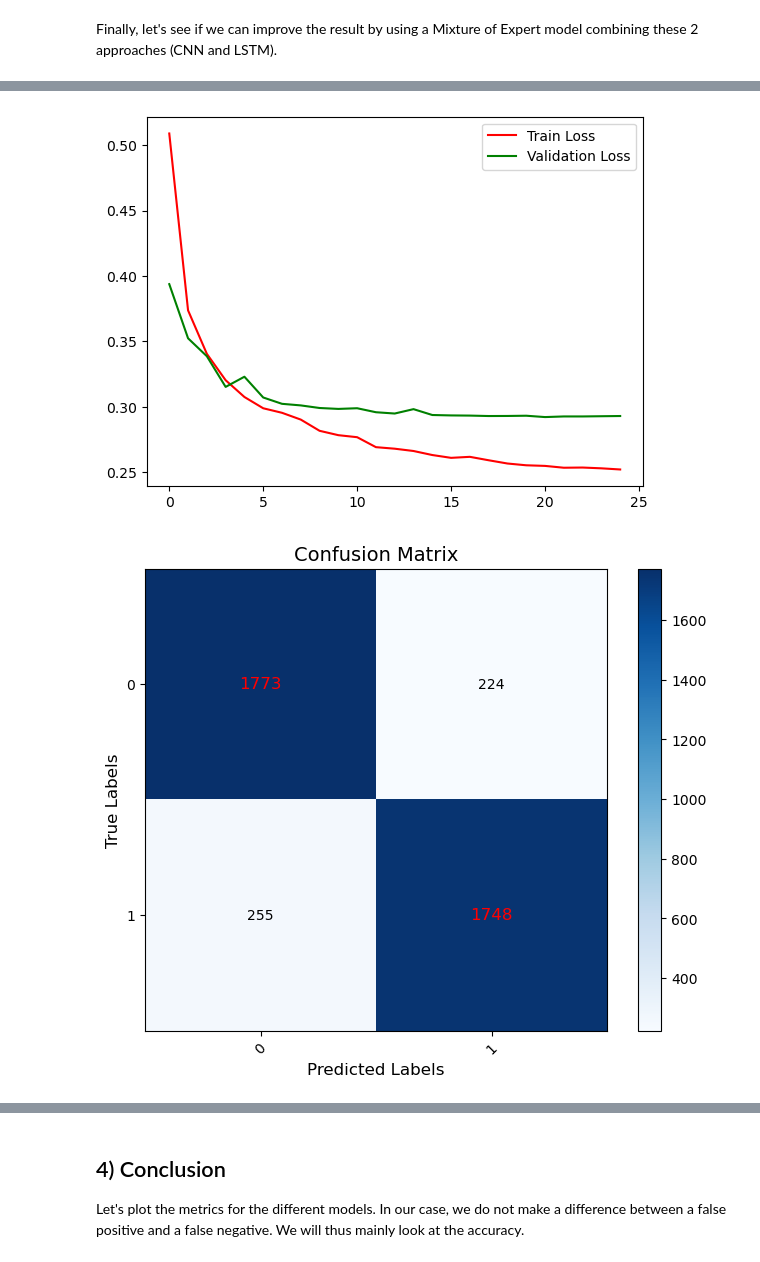
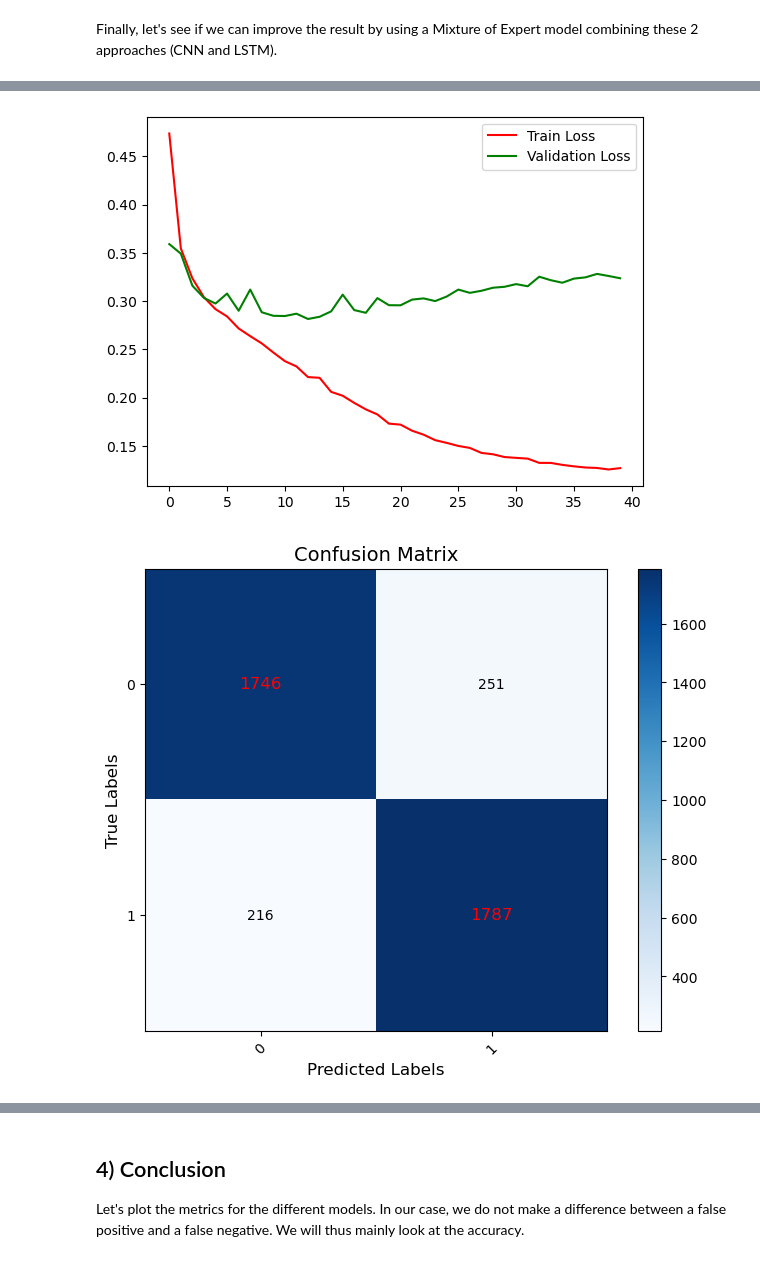
Before and after one commit to Austronesia/IMDb-Sentiment-Analysis, a Jupyter notebook: Sentiment_analysis.ipynb, the cells around one changed output, grey strips where cells are left out. Saved outputs shown, nothing was run; the diff lists cells and outputs as text; code cells hidden in the pictures.

```diff
--- a/Sentiment_analysis.ipynb
+++ b/Sentiment_analysis.ipynb
@@ -1148,8 +1191,8 @@ class LSTMClassifier(nn.Module):
 # %%
 output_dim = 2
 batch_size = 256
-num_epochs = 25
-learning_rate_LSTM = 0.008
+num_epochs = 30
+learning_rate_LSTM = 0.004
 
 
 
@@ -1162,6 +1205,9 @@ optimizer = optim.Adam(LSTM_model.parameters(), lr=learning_rate_LSTM)
 # Initialize the ExponentialLR scheduler
 scheduler = ExponentialLR(optimizer, gamma=0.85)
 
+#In order to remember the model that minimizes the validation loss, we set a minimal loss at a large integer
+val_loss_min= 10000000
+LSTM_path="models/LSTM_model.pth"
 
 track_loss = []
 track_val_loss = []
@@ -1187,16 +1233,21 @@ for epoch in range(num_epochs):
     # Compute validation loss
     LSTM_model.eval()
 
+    val_loss = compute_average_loss(LSTM_model, criterion, val_loader, device)
+    if val_loss < val_loss_min :
+        #Save the model for future usage
+        torch.save(LSTM_model.state_dict(), LSTM_path)
+        val_loss_min=val_loss
 
-    track_val_loss.append(compute_average_loss(LSTM_model, criterion, val_loader, device))
+    track_val_loss.append(val_loss)
 
 
     print(f"Epoch {epoch+1}/{num_epochs}, Loss: {track_loss[-1]:.4f}, Validation Loss: {track_val_loss[-1]:.4f}")
 
     scheduler.step()
 
-#Save the model for future usage
-torch.save(LSTM_model.state_dict(), "models/LSTM_model.pth")
+#set the model at the value that minimizes the validation loss
+LSTM_model.load_state_dict(torch.load(LSTM_path, weights_only=True))
 
 
 # Plot the loss curves
@@ -1264,11 +1315,11 @@ class MixtureOfExperts(nn.Module):
         )
         return final_output
 # %%
-num_epochs = 25
+num_epochs = 40
 
 learning_rate_gating=0.002
-learning_rate_CNN = 0.001
-learning_rate_LSTM = 0.002
+learning_rate_CNN = 0.002
+learning_rate_LSTM = 0.004
 
 #Define the experts
 training_dropout=0.3
@@ -1285,13 +1336,17 @@ optimizer_gating = optim.Adam(MoE_Word2vec_model.gating_network.parameters(), lr
 optimizer_CNN = optim.Adam(MoE_Word2vec_model.cnn_expert.parameters(), lr=learning_rate_CNN)  # If fine-tuning CNN
 optimizer_LSTM = optim.Adam(MoE_Word2vec_model.lstm_expert.parameters(), lr=learning_rate_LSTM)  # If fine-tuning LSTM
 #Set the learning rate schedulers
-scheduler_LSTM = ExponentialLR(optimizer_LSTM, gamma=0.85)
-scheduler_CNN = ExponentialLR(optimizer_CNN, gamma=0.85)
+scheduler_LSTM = ExponentialLR(optimizer_LSTM, gamma=0.9)
+scheduler_CNN = ExponentialLR(optimizer_CNN, gamma=0.9)
 
 
 track_loss = []
 track_val_loss = []
 track_val_accuracy=[]
+
+#In order to remember the model that minimizes the validation loss, we set a minimal loss at a large integer
+val_loss_min= 10000000
+MoE_Word2vec_path = "models/MoE_Word2vec_model.pth"
 
 # Training loop with mini-batches
 for epoch in range(num_epochs):
@@ -1321,17 +1376,22 @@ for epoch in range(num_epochs):
     # Compute validation loss
     MoE_Word2vec_model.eval()
 
+    val_loss = compute_average_loss(MoE_Word2vec_model, criterion, val_loader, device)
+    if val_loss < val_loss_min :
+        #Save the model for future usage
+        torch.save(MoE_Word2vec_model.state_dict(), MoE_Word2vec_path)
+        val_loss_min=val_loss
 
-    track_val_loss.append(compute_average_loss(MoE_Word2vec_model, criterion, val_loader, device))
+    track_val_loss.append(val_loss)
+    track_val_accuracy.append(compute_accuracy(MoE_Word2vec_model, val_loader))
 
-
-    print(f"Epoch {epoch+1}/{num_epochs}, Loss: {track_loss[-1]:.4f}, Validation Loss: {track_val_loss[-1]:.4f}")
+    print(f"Epoch {epoch+1}/{num_epochs}, Loss: {track_loss[-1]:.4f}, Validation Loss: {track_val_loss[-1]:.4f}, Validation Acc: {track_val_accuracy[-1]:.4f}")
 
     scheduler_LSTM.step()
     scheduler_CNN.step()
 
-#Save the model for future usage
-torch.save(MoE_Word2vec_model.state_dict(), "models/MoE_Word2vec_model.pth")
+#set the model at the value that minimizes the validation loss
+MoE_Word2vec_model.load_state_dict(torch.load(MoE_Word2vec_path, weights_only=True))
 
 
 # Plot the loss curves
@@ -1343,4 +1403,7 @@ plt.show()
 y_true_MoE_Word2vec_val,y_pred_MoE_Word2vec_val,indexes = compute_y_pred_true_for_classification(MoE_Word2vec_model, val_loader)
 plot_confusion_matrix(y_true_MoE_Word2vec_val, y_pred_MoE_Word2vec_val)
 plot_metrics_for_binary_classification(y_true_MoE_Word2vec_val,y_pred_MoE_Word2vec_val)
+
+#2908  30
+#2925  35
 # %% [output]
@@ -1364,2 +1427,2 @@ Epoch 25/25, Loss: 0.2520, Validation Loss: 0.2929
-[figure, old version]
+[figure, new version]
-[figure, old version]
+[figure, new version]
```
Also changed, not shown: parts of 18 cells of this notebook, 8 other files.
